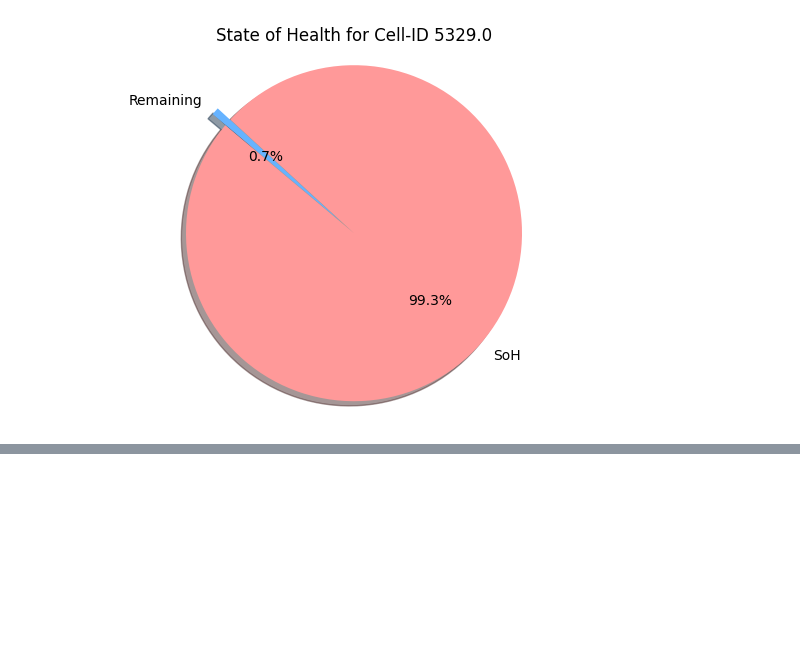
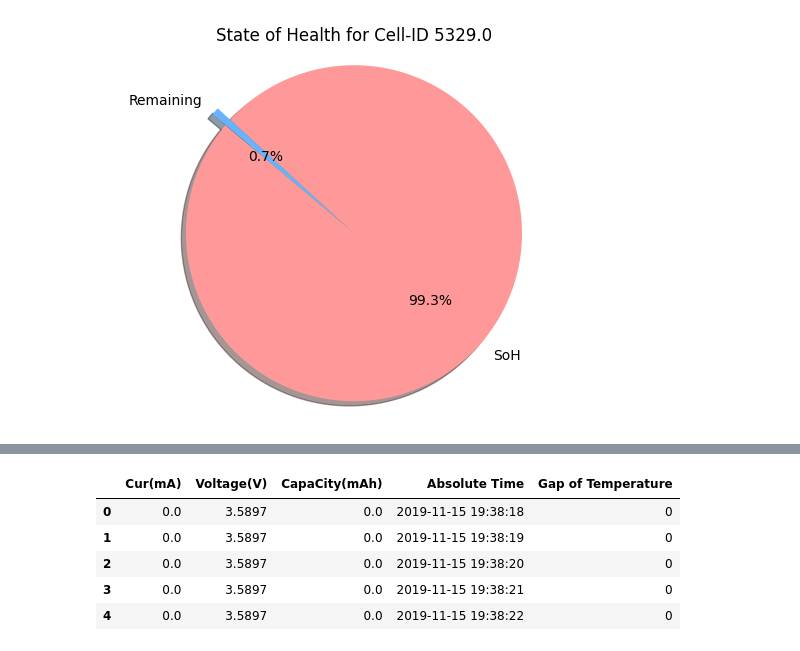
Before and after one commit to itmerk/Li-ion-cell-Battery-Health, a Jupyter notebook: Main.ipynb, the cells around one changed output, grey strips where cells are left out. Cells and saved outputs as stored; diff of their text form; code cells hidden in the pictures; blank space fills up the shorter version.

```diff
--- a/Main.ipynb
+++ b/Main.ipynb
@@ -88,0 +141,19 @@ for index, row in df.iterrows():
+# %%
+# Load the first DataFrame
+current_data_5329 = pd.read_excel('5329.xls', sheet_name='Detail_67_3_1',usecols=['Cur(mA)','Voltage(V)','CapaCity(mAh)','Absolute Time'])
+
+# Load the second DataFrame
+current_data_5329_1 = pd.read_excel('5329.xls', sheet_name='DetailTemp_67_3_1' ,usecols=['Gap of Temperature'])
+
+# Concatenate the DataFrames side by side
+merged_data_5329 = pd.concat([current_data_5329, current_data_5329_1], axis=1)
+
+# Display the merged DataFrame
+merged_data_5329.head()
+# %% [output]
+|  | Cur(mA) | Voltage(V) | CapaCity(mAh) | Absolute Time | Gap of Temperature |
+| 0 | 0.0 | 3.5897 | 0.0 | 2019-11-15 19:38:18 | 0 |
+| 1 | 0.0 | 3.5897 | 0.0 | 2019-11-15 19:38:19 | 0 |
+| 2 | 0.0 | 3.5897 | 0.0 | 2019-11-15 19:38:20 | 0 |
+| 3 | 0.0 | 3.5897 | 0.0 | 2019-11-15 19:38:21 | 0 |
+| 4 | 0.0 | 3.5897 | 0.0 | 2019-11-15 19:38:22 | 0 |
```
Also changed, not shown: parts of 12 cells of this notebook.
